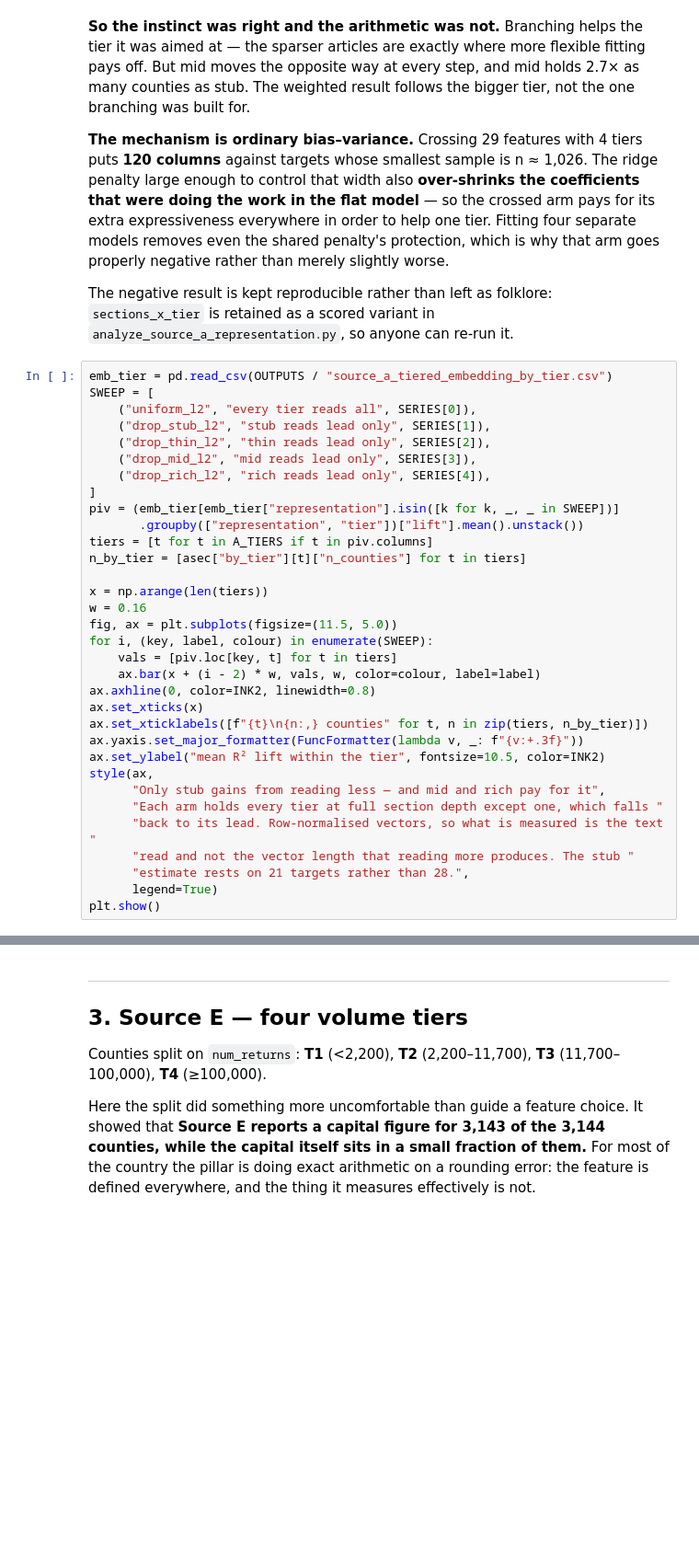
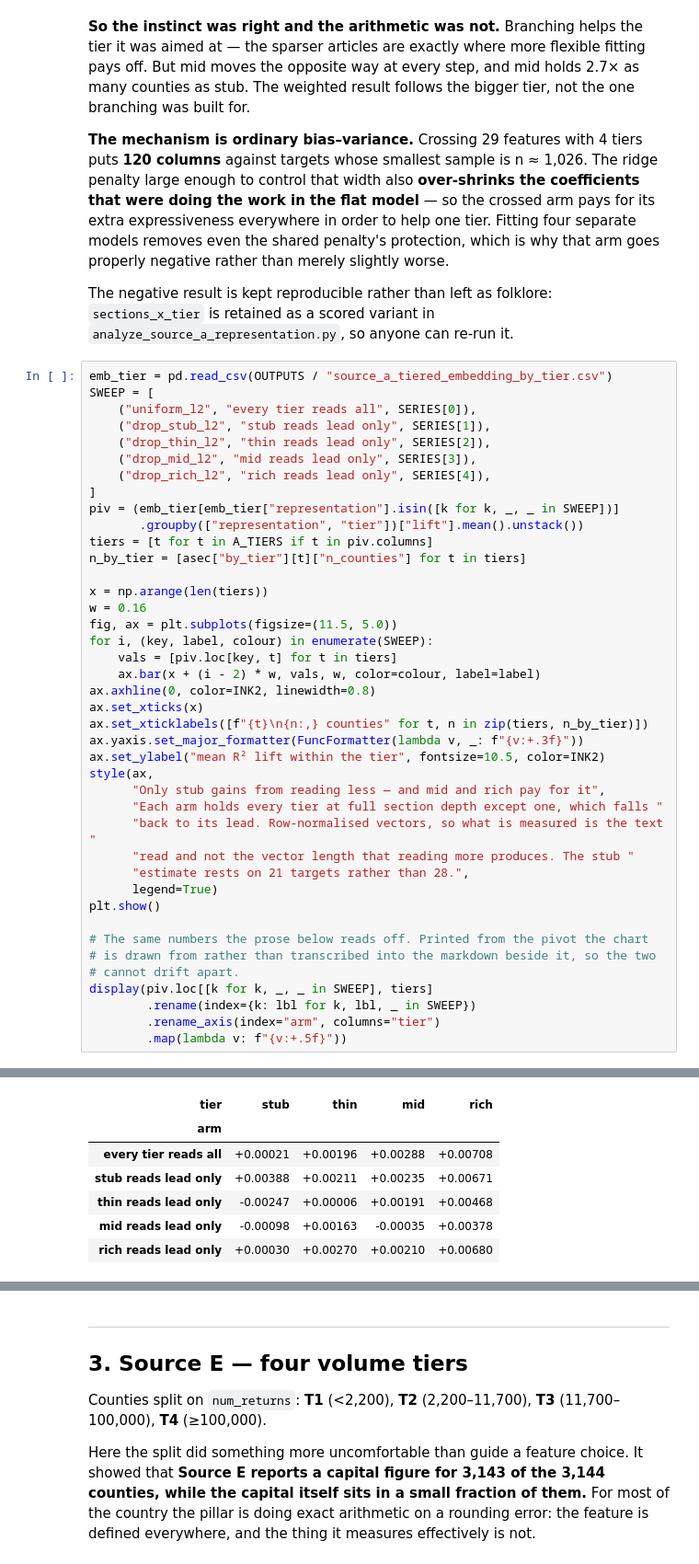
Before and after one commit to Max-Garcia-06/macro_embeddings, a Jupyter notebook: analysis-output/E_macro_pillar_worth_2026-08-13.ipynb, the cells around one changed output, grey strips where cells are left out. Shown at 92% size. Cells and saved outputs as stored; diff of their text form; blank space fills up the shorter version.

```diff
--- a/analysis-output/E_macro_pillar_worth_2026-08-13.ipynb
+++ b/analysis-output/E_macro_pillar_worth_2026-08-13.ipynb
@@ -421,32 +465,47 @@ SWEEP = [
     ("drop_thin_l2", "thin reads lead only", SERIES[2]),
     ("drop_mid_l2", "mid reads lead only", SERIES[3]),
     ("drop_rich_l2", "rich reads lead only", SERIES[4]),
 ]
 piv = (emb_tier[emb_tier["representation"].isin([k for k, _, _ in SWEEP])]
        .groupby(["representation", "tier"])["lift"].mean().unstack())
 tiers = [t for t in A_TIERS if t in piv.columns]
 n_by_tier = [asec["by_tier"][t]["n_counties"] for t in tiers]
 
 x = np.arange(len(tiers))
 w = 0.16
 fig, ax = plt.subplots(figsize=(11.5, 5.0))
 for i, (key, label, colour) in enumerate(SWEEP):
     vals = [piv.loc[key, t] for t in tiers]
     ax.bar(x + (i - 2) * w, vals, w, color=colour, label=label)
 ax.axhline(0, color=INK2, linewidth=0.8)
 ax.set_xticks(x)
 ax.set_xticklabels([f"{t}\n{n:,} counties" for t, n in zip(tiers, n_by_tier)])
 ax.yaxis.set_major_formatter(FuncFormatter(lambda v, _: f"{v:+.3f}"))
 ax.set_ylabel("mean R² lift within the tier", fontsize=10.5, color=INK2)
 style(ax,
       "Only stub gains from reading less — and mid and rich pay for it",
       "Each arm holds every tier at full section depth except one, which falls "
       "back to its lead. Row-normalised vectors, so what is measured is the text "
       "read and not the vector length that reading more produces. The stub "
       "estimate rests on 21 targets rather than 28.",
       legend=True)
 plt.show()
+
+# The same numbers the prose below reads off. Printed from the pivot the chart
+# is drawn from rather than transcribed into the markdown beside it, so the two
+# cannot drift apart.
+display(piv.loc[[k for k, _, _ in SWEEP], tiers]
+        .rename(index={k: lbl for k, lbl, _ in SWEEP})
+        .rename_axis(index="arm", columns="tier")
+        .map(lambda v: f"{v:+.5f}"))
 # %% [output]
 [figure]
+| tier | stub | thin | mid | rich |
+| arm |  |  |  |  |
+| every tier reads all | +0.00021 | +0.00196 | +0.00288 | +0.00708 |
+| stub reads lead only | +0.00388 | +0.00211 | +0.00235 | +0.00671 |
+| thin reads lead only | -0.00247 | +0.00006 | +0.00191 | +0.00468 |
+| mid reads lead only | -0.00098 | +0.00163 | -0.00035 | +0.00378 |
+| rich reads lead only | +0.00030 | +0.00270 | +0.00210 | +0.00680 |
 # %% [markdown]
 **The encoder side of the same question, and the sign is not what the plan
```
Also changed, not shown: parts of 17 cells of this notebook, 1 other file.
